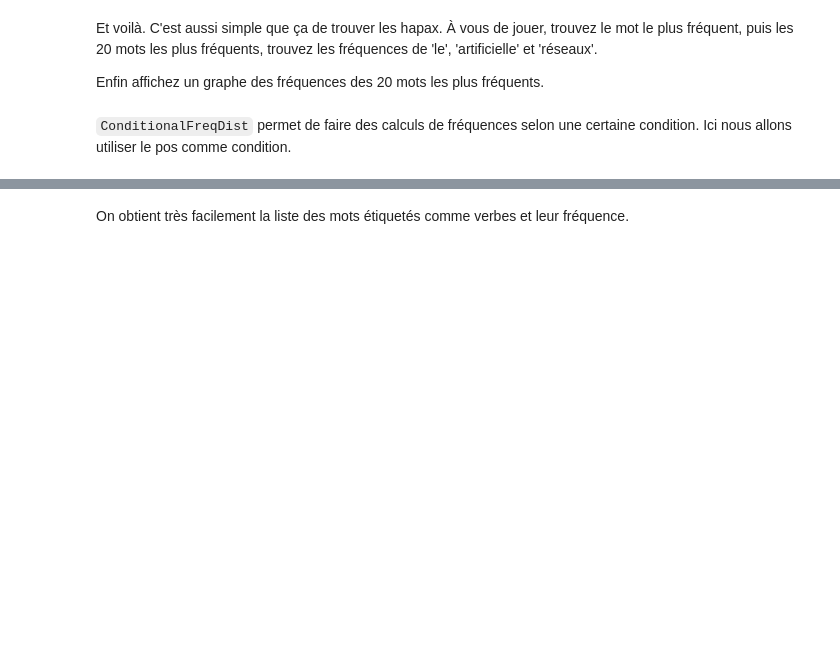
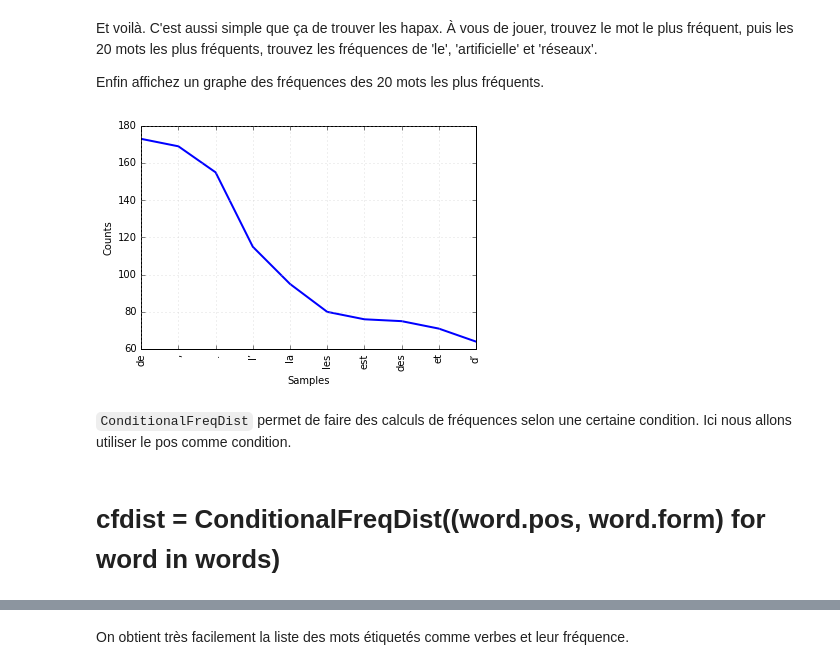
Before and after one commit to clement-plancq/python-im, a Jupyter notebook: classes-word.ipynb, the cells around one changed output, grey strips where cells are left out. Saved outputs shown, nothing was run; the diff lists cells and outputs as text; code cells hidden in the pictures; blank space fills up the shorter version.

```diff
--- a/classes-word.ipynb
+++ b/classes-word.ipynb
@@ -104,5 +140,14 @@ Et voilà. C'est aussi simple que ça de trouver les hapax.
 À vous de jouer, trouvez le mot le plus fréquent, puis les 20 mots les plus fréquents, trouvez les fréquences de 'le', 'artificielle' et 'réseaux'.
 
 Enfin affichez un graphe des fréquences des 20 mots les plus fréquents.
+# %%
+#fdist.max()
+#for form, occ in fdist.most_common(20):
+#    print(form)
+#fdist['le']
+%matplotlib inline
+fdist.plot(10)
+# %% [output]
+[figure, added]
 # %% [markdown]
 `ConditionalFreqDist` permet de faire des calculs de fréquences selon une certaine condition. Ici nous allons utiliser le pos comme condition.
@@ -111,2 +154,4 @@ cfdist = ConditionalFreqDist((word.pos, word.form) for word in words)
+# %% [markdown]
+# cfdist = ConditionalFreqDist((word.pos, word.form) for word in words)
 # %%
 cfdist['V']
```
Also changed, not shown: parts of 8 cells of this notebook, 1 other file.
